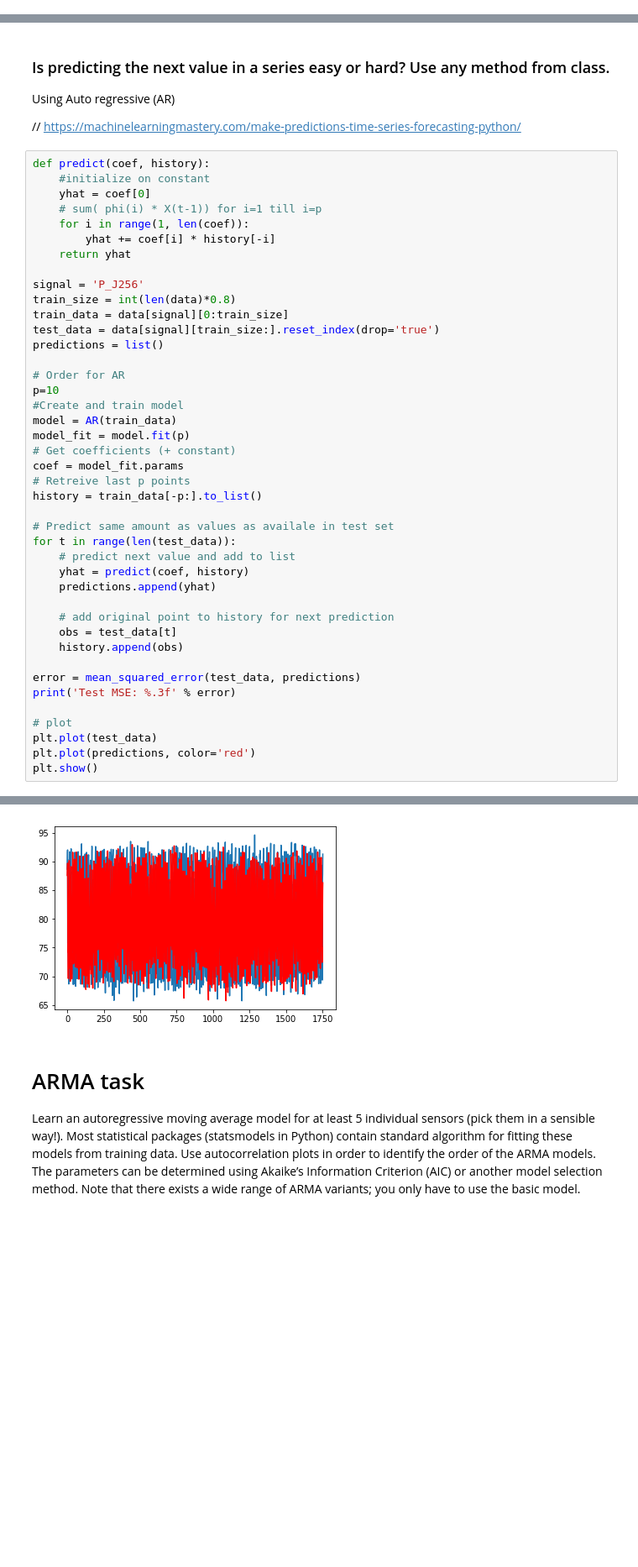
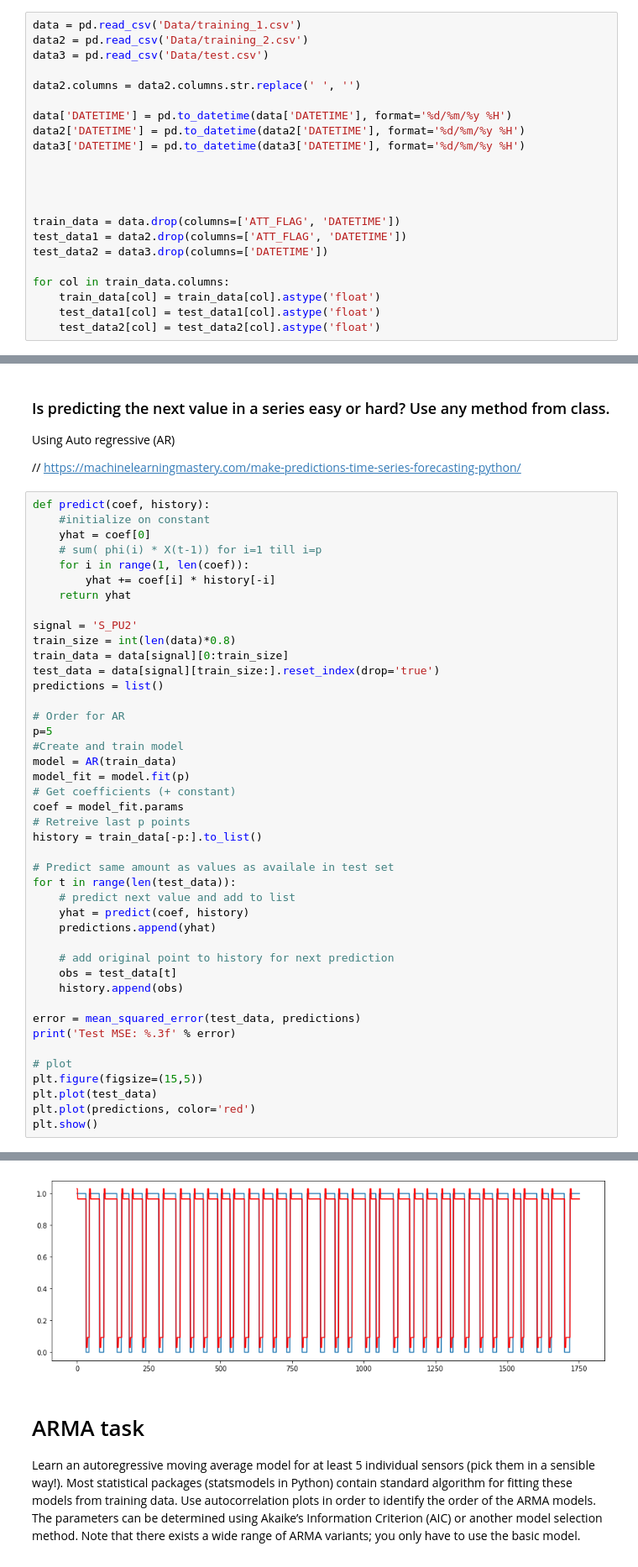
Before and after one commit to R-Graafmans/CDA_CS4035, a Jupyter notebook: Assignment2/Main.ipynb, the cells around one changed output, grey strips where cells are left out. Shown at 84% size. Drawn from its saved outputs; the diff is of its cells as text; blank space fills up the shorter version.

```diff
--- a/Assignment2/Main.ipynb
+++ b/Assignment2/Main.ipynb
@@ -23,3 +20,25 @@ data2.columns = data2.columns.str.replace(' ', '')
+# %%
+data = pd.read_csv('Data/training_1.csv')
+data2 = pd.read_csv('Data/training_2.csv')
+data3 = pd.read_csv('Data/test.csv')
+
+data2.columns = data2.columns.str.replace(' ', '')
+
+data['DATETIME'] = pd.to_datetime(data['DATETIME'], format='%d/%m/%y %H')
+data2['DATETIME'] = pd.to_datetime(data2['DATETIME'], format='%d/%m/%y %H')
+data3['DATETIME'] = pd.to_datetime(data3['DATETIME'], format='%d/%m/%y %H')
+
+
+
+
+train_data = data.drop(columns=['ATT_FLAG', 'DATETIME'])
+test_data1 = data2.drop(columns=['ATT_FLAG', 'DATETIME'])
+test_data2 = data3.drop(columns=['DATETIME'])
+
+for col in train_data.columns:
+    train_data[col] = train_data[col].astype('float')
+    test_data1[col] = test_data1[col].astype('float')
+    test_data2[col] = test_data2[col].astype('float')
 # %% [markdown]
 # Familiarization task – 1 A4
 
@@ -144,14 +163,14 @@ def predict(coef, history):
         yhat += coef[i] * history[-i]
     return yhat
 
-signal = 'P_J256'
+signal = 'S_PU2'
 train_size = int(len(data)*0.8)
 train_data = data[signal][0:train_size]
 test_data = data[signal][train_size:].reset_index(drop='true')
 predictions = list()
 
 # Order for AR
-p=10
+p=5
 #Create and train model
 model = AR(train_data)
 model_fit = model.fit(p)
@@ -174,6 +193,7 @@ error = mean_squared_error(test_data, predictions)
 print('Test MSE: %.3f' % error)
 
 # plot
+plt.figure(figsize=(15,5))
 plt.plot(test_data)
 plt.plot(predictions, color='red')
 plt.show()
@@ -182,4 +202,4 @@ Test MSE: 21.223
-[figure, old version]
+[figure, new version]
 # %% [markdown]
 # ARMA task
 
```
Also changed, not shown: parts of 14 cells of this notebook.
